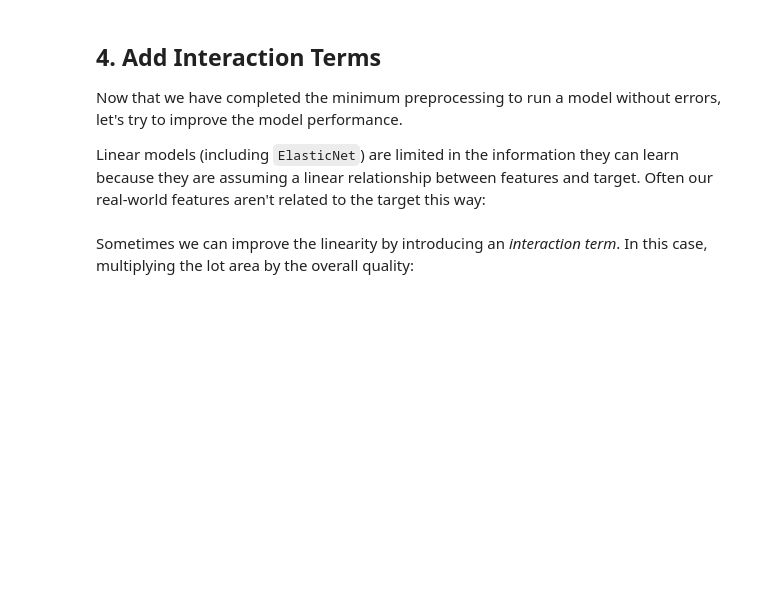
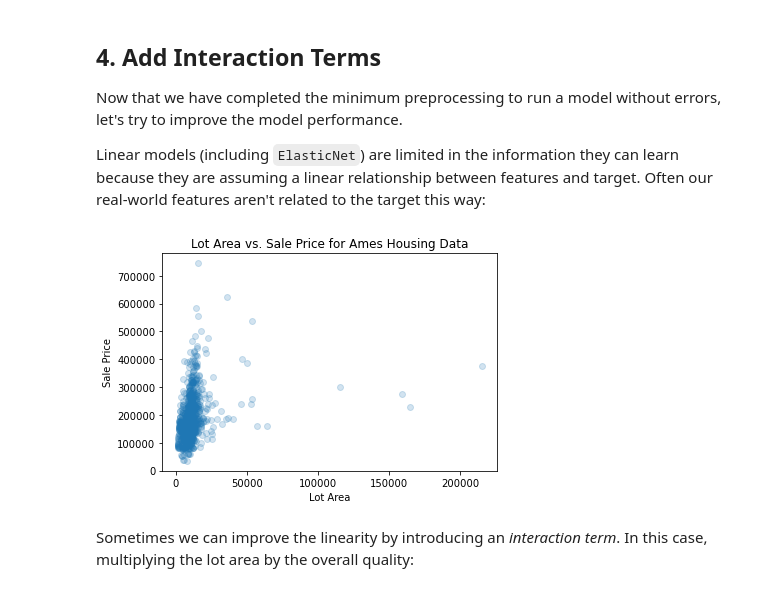
Before and after one commit to learn-co-curriculum/dsc-sklearn-preprocessing-lab, a Jupyter notebook: index.ipynb, the cells around one changed output. Cells and saved outputs as stored; diff of their text form; code cells hidden in the pictures; blank space fills up the shorter version.

```diff
--- a/index.ipynb
+++ b/index.ipynb
@@ -961,6 +961,16 @@ Not terrible, we are explaining between 66% and 81% of the variance in the targe
 Now that we have completed the minimum preprocessing to run a model without errors, let's try to improve the model performance.
 
 Linear models (including `ElasticNet`) are limited in the information they can learn because they are assuming a linear relationship between features and target. Often our real-world features aren't related to the target this way:
+# %%
+import matplotlib.pyplot as plt
+
+fig, ax = plt.subplots()
+ax.scatter(X_train["LotArea"], y_train, alpha=0.2)
+ax.set_xlabel("Lot Area")
+ax.set_ylabel("Sale Price")
+ax.set_title("Lot Area vs. Sale Price for Ames Housing Data");
+# %% [output]
+[figure, added]
 # %% [markdown]
 Sometimes we can improve the linearity by introducing an *interaction term*. In this case, multiplying the lot area by the overall quality:
 # %%
```
Also changed, not shown: parts of 2 cells of this notebook, 3 other files.
